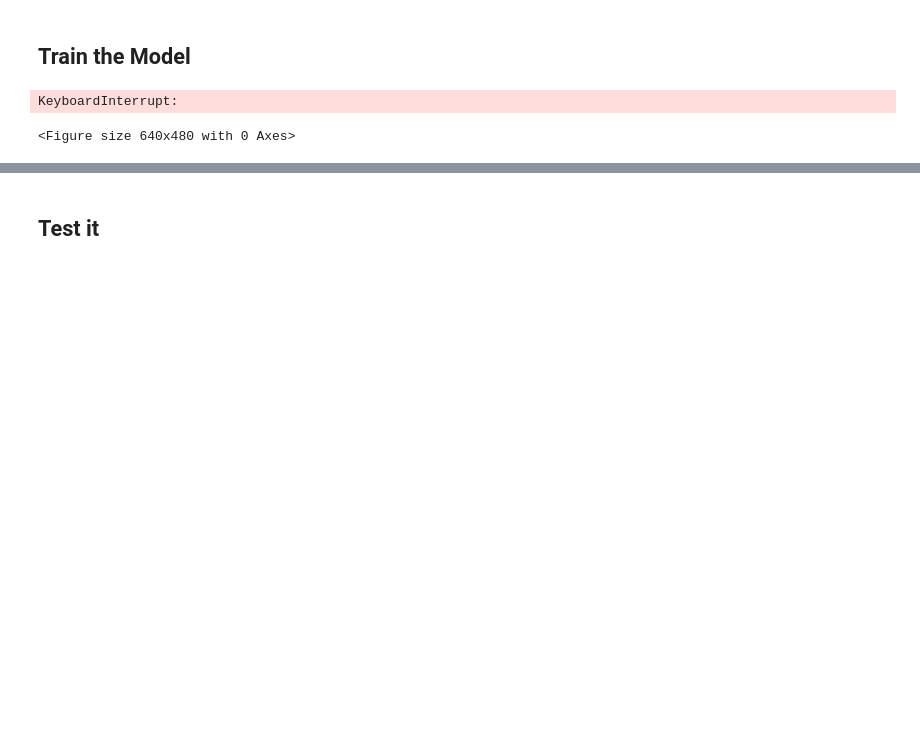
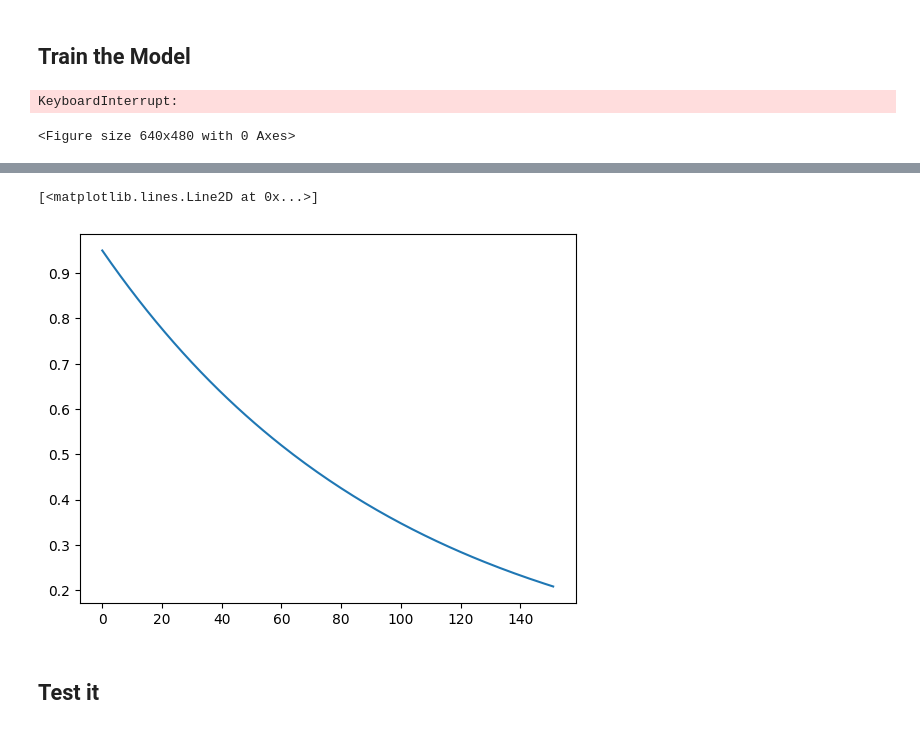
Before and after one commit to tr0fin0/ensta_CSC_52081_EP_project, a Jupyter notebook: src/dev/CSC_52081_EP_Deep-SARSA.ipynb, the cells around one changed output, grey strips where cells are left out. Drawn from its saved outputs; the diff is of its cells as text; code cells hidden in the pictures; blank space fills up the shorter version.

```diff
--- a/src/dev/CSC_52081_EP_Deep-SARSA.ipynb
+++ b/src/dev/CSC_52081_EP_Deep-SARSA.ipynb
@@ -385,3 +385,8 @@ KeyboardInterrupt:
+# %%
+plt.plot(range(len(episode_epsilons)), episode_epsilons)
+# %% [output]
+[<matplotlib.lines.Line2D at 0x...>]
+[figure, added]
 # %% [markdown]
 ## Test it
 # %%
```
Also changed, not shown: parts of 5 cells of this notebook, 10 other files.
